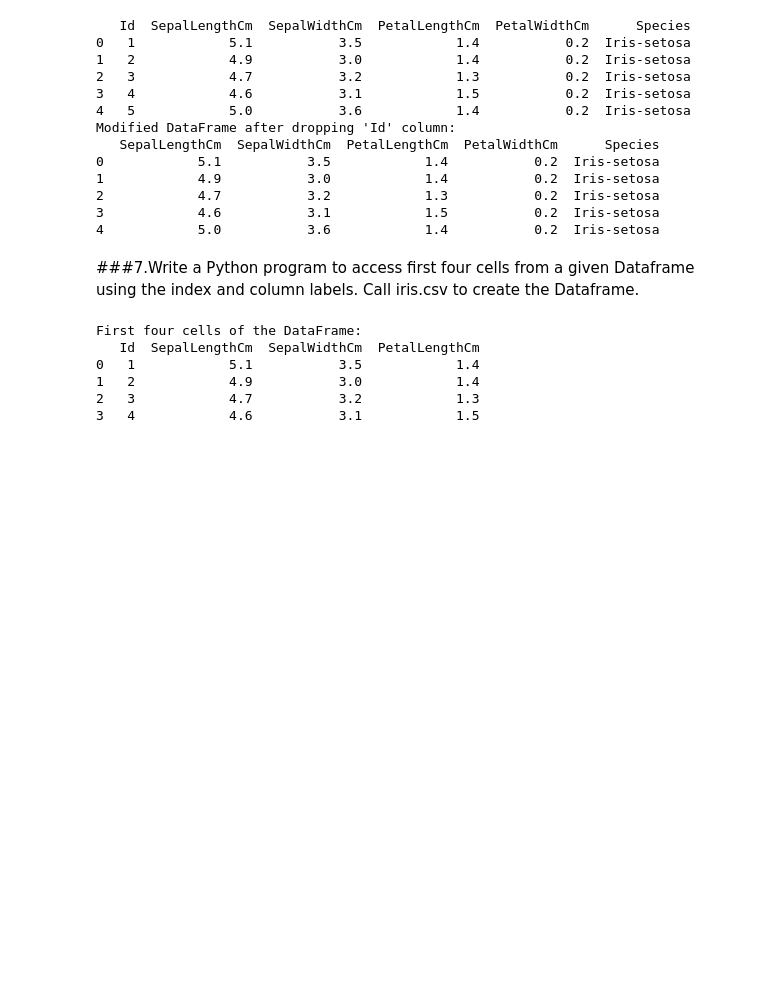
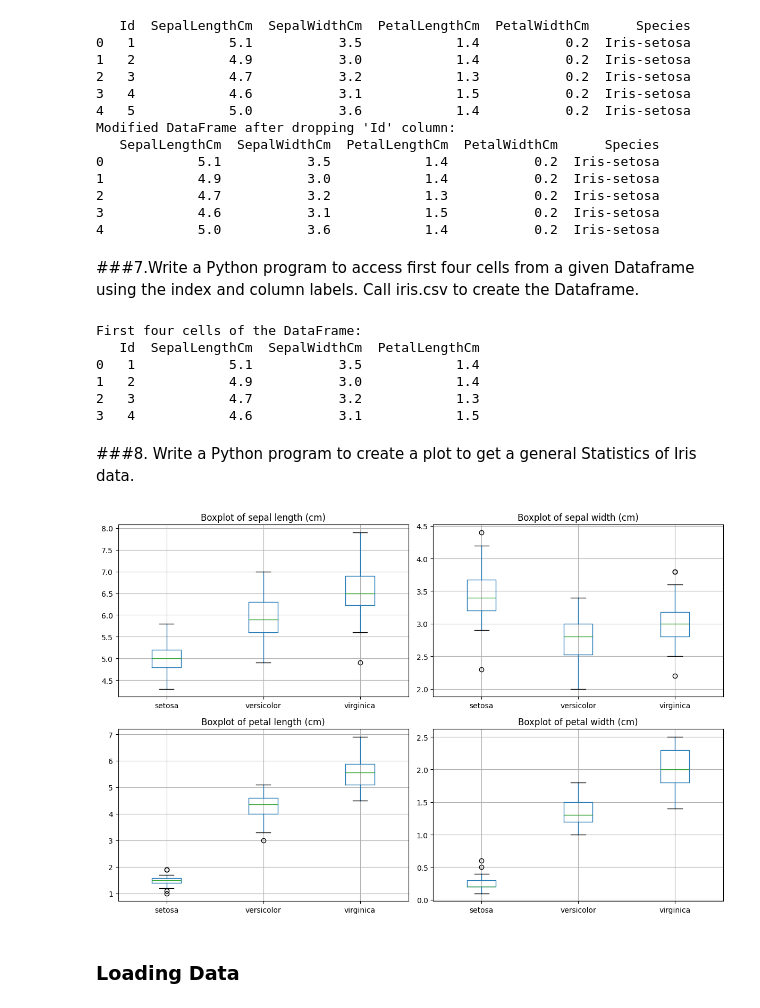
Before and after one commit to GodishalaAshwith/MachineLearningLab, a Jupyter notebook: ML.ipynb, the cells around one changed output. Drawn from its saved outputs; the diff is of its cells as text; code cells hidden in the pictures; blank space fills up the shorter version.

```diff
--- a/ML.ipynb
+++ b/ML.ipynb
@@ -461,3 +461,32 @@ First four cells of the DataFrame:
 1   2            4.9           3.0            1.4
 2   3            4.7           3.2            1.3
 3   4            4.6           3.1            1.5
+# %% [markdown]
+###8. Write a Python program to create a plot to get a general Statistics of Iris data.
+# %%
+import pandas as pd
+import matplotlib.pyplot as plt
+from sklearn.datasets import load_iris
+
+# Load the iris dataset
+iris = load_iris()
+irisData = pd.DataFrame(data=iris.data, columns=iris.feature_names)
+irisData['species'] = iris.target_names[iris.target]
+
+# Create boxplots for each feature, grouped by species
+features = iris.feature_names
+plt.figure(figsize=(12, 8))
+
+for i, feature in enumerate(features):
+    plt.subplot(2, 2, i + 1)  # Create a 2x2 grid of subplots
+    irisData.boxplot(column=feature, by='species', ax=plt.gca())
+    plt.title(f'Boxplot of {feature}')
+    plt.xlabel('') # Remove the default x-label 'species' for better readability
+    plt.suptitle('') # Remove the default suptitle
+
+plt.tight_layout()
+plt.show()
+# %% [output]
+[figure, added]
+# %% [markdown]
+### Loading Data
```
Also changed, not shown: parts of 29 cells of this notebook.
